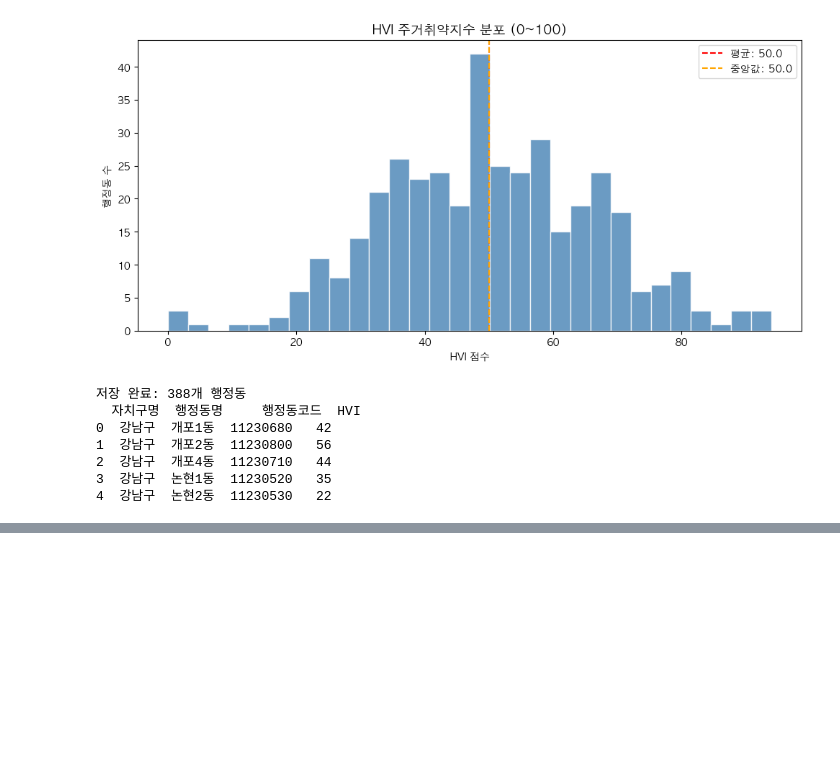
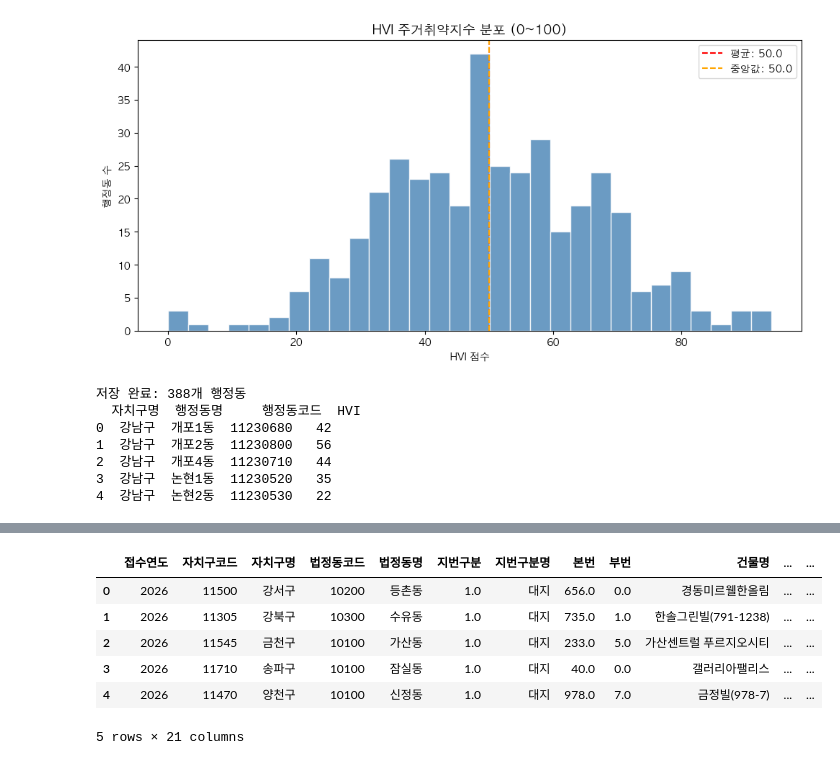
Before and after one commit to bkh4178/Seoul_bigdata_contest, a Jupyter notebook: geonho/code/HVI_visualization_final.ipynb, the cells around one changed output, grey strips where cells are left out. Cells and saved outputs as stored; diff of their text form; code cells hidden in the pictures; blank space fills up the shorter version.

```diff
--- a/geonho/code/HVI_visualization_final.ipynb
+++ b/geonho/code/HVI_visualization_final.ipynb
@@ -254,0 +277,11 @@ print(export_team.head())
+# %%
+dfff = pd.read_csv('../data/서울시 부동산 실거래가 정보.csv', encoding='cp949')
+dfff.head()
+# %% [output]
+|  | 접수연도 | 자치구코드 | 자치구명 | 법정동코드 | 법정동명 | 지번구분 | 지번구분명 | 본번 | 부번 | 건물명 | ... | ... |
+| 0 | 2026 | 11500 | 강서구 | 10200 | 등촌동 | 1.0 | 대지 | 656.0 | 0.0 | 경동미르웰한올림 | ... | ... |
+| 1 | 2026 | 11305 | 강북구 | 10300 | 수유동 | 1.0 | 대지 | 735.0 | 1.0 | 한솔그린빌(791-1238) | ... | ... |
+| 2 | 2026 | 11545 | 금천구 | 10100 | 가산동 | 1.0 | 대지 | 233.0 | 5.0 | 가산센트럴 푸르지오시티 | ... | ... |
+| 3 | 2026 | 11710 | 송파구 | 10100 | 잠실동 | 1.0 | 대지 | 40.0 | 0.0 | 갤러리아팰리스 | ... | ... |
+| 4 | 2026 | 11470 | 양천구 | 10100 | 신정동 | 1.0 | 대지 | 978.0 | 7.0 | 금정빌(978-7) | ... | ... |
+5 rows × 21 columns
```
Also changed, not shown: parts of 3 cells of this notebook, 2 other files.
